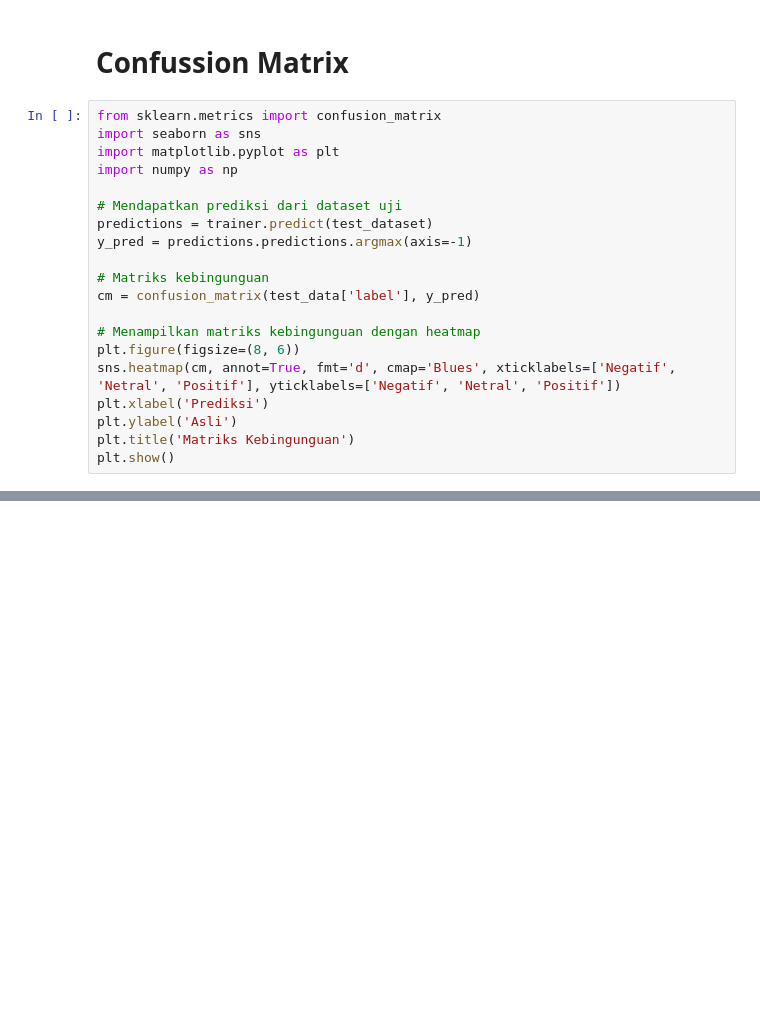
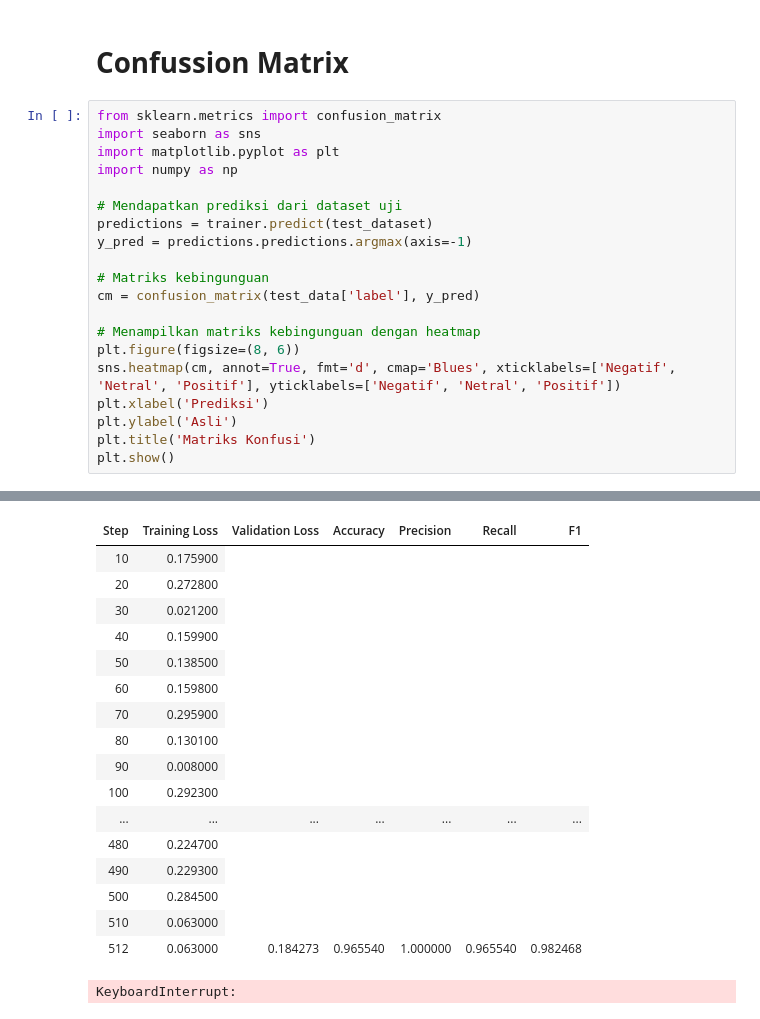
Before and after one commit to arindalestari/LAB-AI, a Jupyter notebook: Kelompok_5_Tugas_LAB.ipynb, the cells around one changed output, grey strips where cells are left out. Saved outputs shown, nothing was run; the diff lists cells and outputs as text; blank space fills up the shorter version.

```diff
--- a/Kelompok_5_Tugas_LAB.ipynb
+++ b/Kelompok_5_Tugas_LAB.ipynb
@@ -302,5 +307,6 @@ plt.figure(figsize=(8, 6))
 sns.heatmap(cm, annot=True, fmt='d', cmap='Blues', xticklabels=['Negatif', 'Netral', 'Positif'], yticklabels=['Negatif', 'Netral', 'Positif'])
 plt.xlabel('Prediksi')
 plt.ylabel('Asli')
-plt.title('Matriks Kebingunguan')
+plt.title('Matriks Konfusi')
 plt.show()
+# %% [output]
@@ -306,0 +314,18 @@ plt.show()
+| Step | Training Loss | Validation Loss | Accuracy | Precision | Recall | F1 |
+| 10 | 0.175900 |
+| 20 | 0.272800 |
+| 30 | 0.021200 |
+| 40 | 0.159900 |
+| 50 | 0.138500 |
+| 60 | 0.159800 |
+| 70 | 0.295900 |
+| 80 | 0.130100 |
+| 90 | 0.008000 |
+| 100 | 0.292300 |
+| ... | ... | ... | ... | ... | ... | ... |
+| 480 | 0.224700 |
+| 490 | 0.229300 |
+| 500 | 0.284500 |
+| 510 | 0.063000 |
+| 512 | 0.063000 | 0.184273 | 0.965540 | 1.000000 | 0.965540 | 0.982468 |
+KeyboardInterrupt:
```
Also changed, not shown: parts of 5 cells of this notebook.
